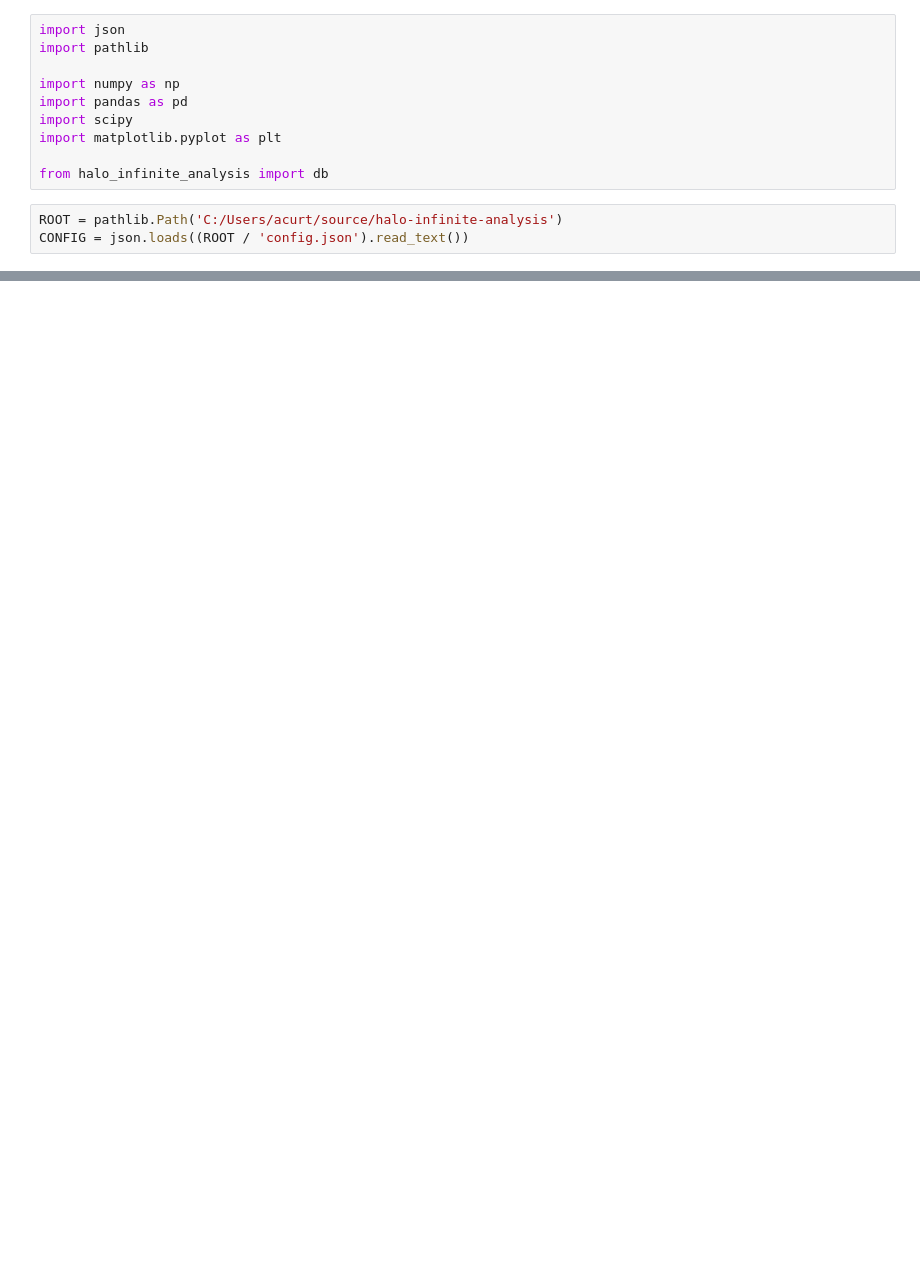
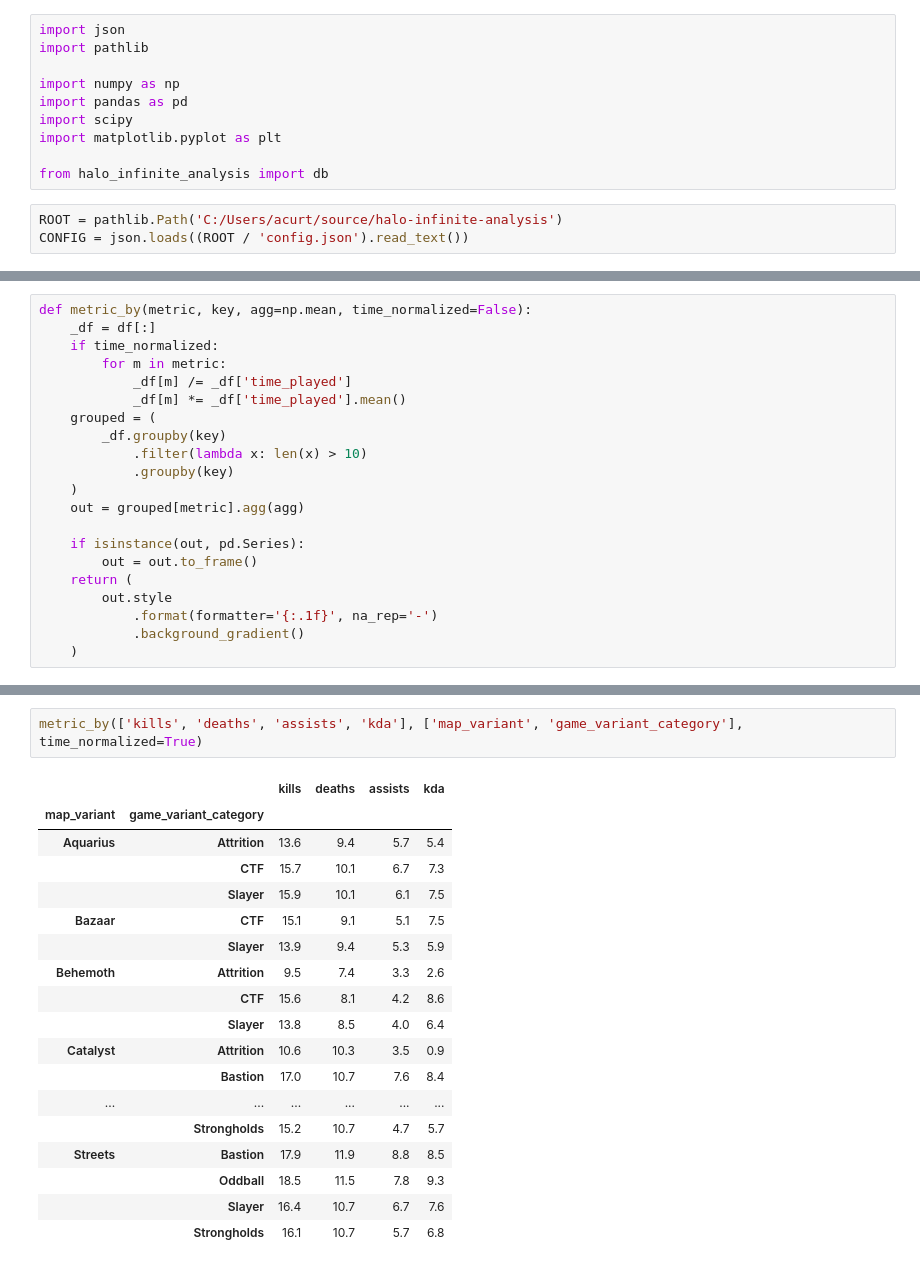
Before and after one commit to acurtis166/halo-infinite-analysis, a Jupyter notebook: notebooks/individual_performance.ipynb, the cells around one changed output, grey strips where cells are left out. Cells and saved outputs as stored; diff of their text form; blank space fills up the shorter version.

```diff
--- a/notebooks/individual_performance.ipynb
+++ b/notebooks/individual_performance.ipynb
@@ -94,0 +174,21 @@ plt.show()
+# %%
+def metric_by(metric, key, agg=np.mean, time_normalized=False):
+    _df = df[:]
+    if time_normalized:
+        for m in metric:
+            _df[m] /= _df['time_played']
+            _df[m] *= _df['time_played'].mean()
+    grouped = (
+        _df.groupby(key)
+            .filter(lambda x: len(x) > 10)
+            .groupby(key)
+    )
+    out = grouped[metric].agg(agg)
+
+    if isinstance(out, pd.Series):
+        out = out.to_frame()
+    return (
+        out.style
+            .format(formatter='{:.1f}', na_rep='-')
+            .background_gradient()
+    )
@@ -94,0 +234,21 @@ plt.show()
+# %%
+metric_by(['kills', 'deaths', 'assists', 'kda'], ['map_variant', 'game_variant_category'], time_normalized=True)
+# %% [output]
+|  |  | kills | deaths | assists | kda |
+| map_variant | game_variant_category |  |  |  |  |
+| Aquarius | Attrition | 13.6 | 9.4 | 5.7 | 5.4 |
+|  | CTF | 15.7 | 10.1 | 6.7 | 7.3 |
+|  | Slayer | 15.9 | 10.1 | 6.1 | 7.5 |
+| Bazaar | CTF | 15.1 | 9.1 | 5.1 | 7.5 |
+|  | Slayer | 13.9 | 9.4 | 5.3 | 5.9 |
+| Behemoth | Attrition | 9.5 | 7.4 | 3.3 | 2.6 |
+|  | CTF | 15.6 | 8.1 | 4.2 | 8.6 |
+|  | Slayer | 13.8 | 8.5 | 4.0 | 6.4 |
+| Catalyst | Attrition | 10.6 | 10.3 | 3.5 | 0.9 |
+|  | Bastion | 17.0 | 10.7 | 7.6 | 8.4 |
+| ... | ... | ... | ... | ... | ... |
+|  | Strongholds | 15.2 | 10.7 | 4.7 | 5.7 |
+| Streets | Bastion | 17.9 | 11.9 | 8.8 | 8.5 |
+|  | Oddball | 18.5 | 11.5 | 7.8 | 9.3 |
+|  | Slayer | 16.4 | 10.7 | 6.7 | 7.6 |
+|  | Strongholds | 16.1 | 10.7 | 5.7 | 6.8 |
```
Also changed, not shown: parts of 19 cells of this notebook, 1 other file.
